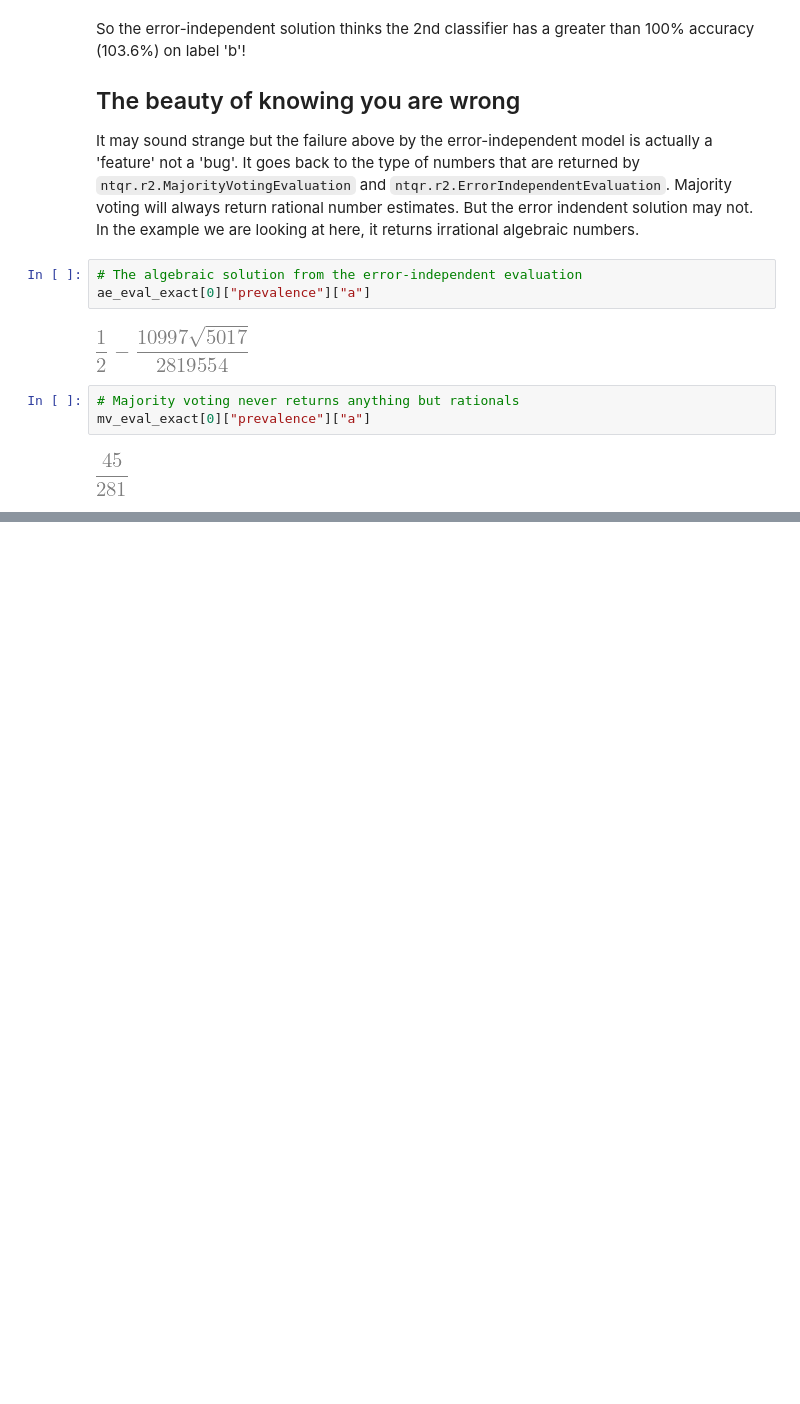
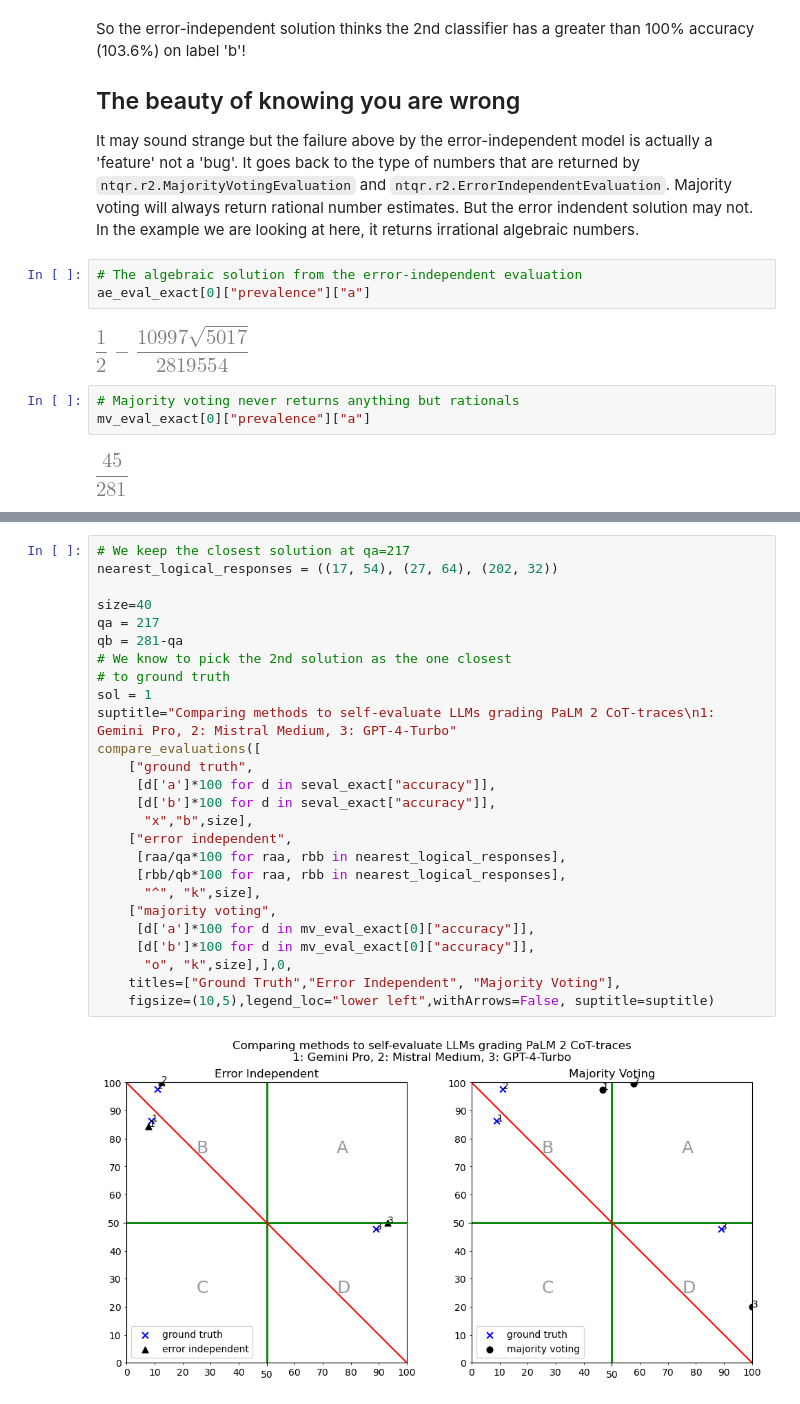
Before and after one commit to andrescorrada/IntroductionToAlgebraicEvaluation, a Jupyter notebook: python/docs/source/research/EvaluatingLLMsThatGradeOtherLLMs.ipynb, the cells around one changed output, grey strips where cells are left out. Drawn from its saved outputs; the diff is of its cells as text; blank space fills up the shorter version.

```diff
--- a/python/docs/source/research/EvaluatingLLMsThatGradeOtherLLMs.ipynb
+++ b/python/docs/source/research/EvaluatingLLMsThatGradeOtherLLMs.ipynb
@@ -251,0 +370,28 @@ mv_eval_exact[0]["prevalence"]["a"]
+# %%
+# We keep the closest solution at qa=217
+nearest_logical_responses = ((17, 54), (27, 64), (202, 32))
+
+size=40
+qa = 217
+qb = 281-qa
+# We know to pick the 2nd solution as the one closest
+# to ground truth
+sol = 1
+suptitle="Comparing methods to self-evaluate LLMs grading PaLM 2 CoT-traces\n1: Gemini Pro, 2: Mistral Medium, 3: GPT-4-Turbo"
+compare_evaluations([
+    ["ground truth",
+     [d['a']*100 for d in seval_exact["accuracy"]],
+     [d['b']*100 for d in seval_exact["accuracy"]],
+      "x","b",size],
+    ["error independent",
+     [raa/qa*100 for raa, rbb in nearest_logical_responses],
+     [rbb/qb*100 for raa, rbb in nearest_logical_responses],
+      "^", "k",size],
+    ["majority voting",
+     [d['a']*100 for d in mv_eval_exact[0]["accuracy"]],
+     [d['b']*100 for d in mv_eval_exact[0]["accuracy"]],
+      "o", "k",size],],0,
+    titles=["Ground Truth","Error Independent", "Majority Voting"],
+    figsize=(10,5),legend_loc="lower left",withArrows=False, suptitle=suptitle)
+# %% [output]
+[figure, added]
```
Also changed, not shown: parts of 16 cells of this notebook, 3 other files.
